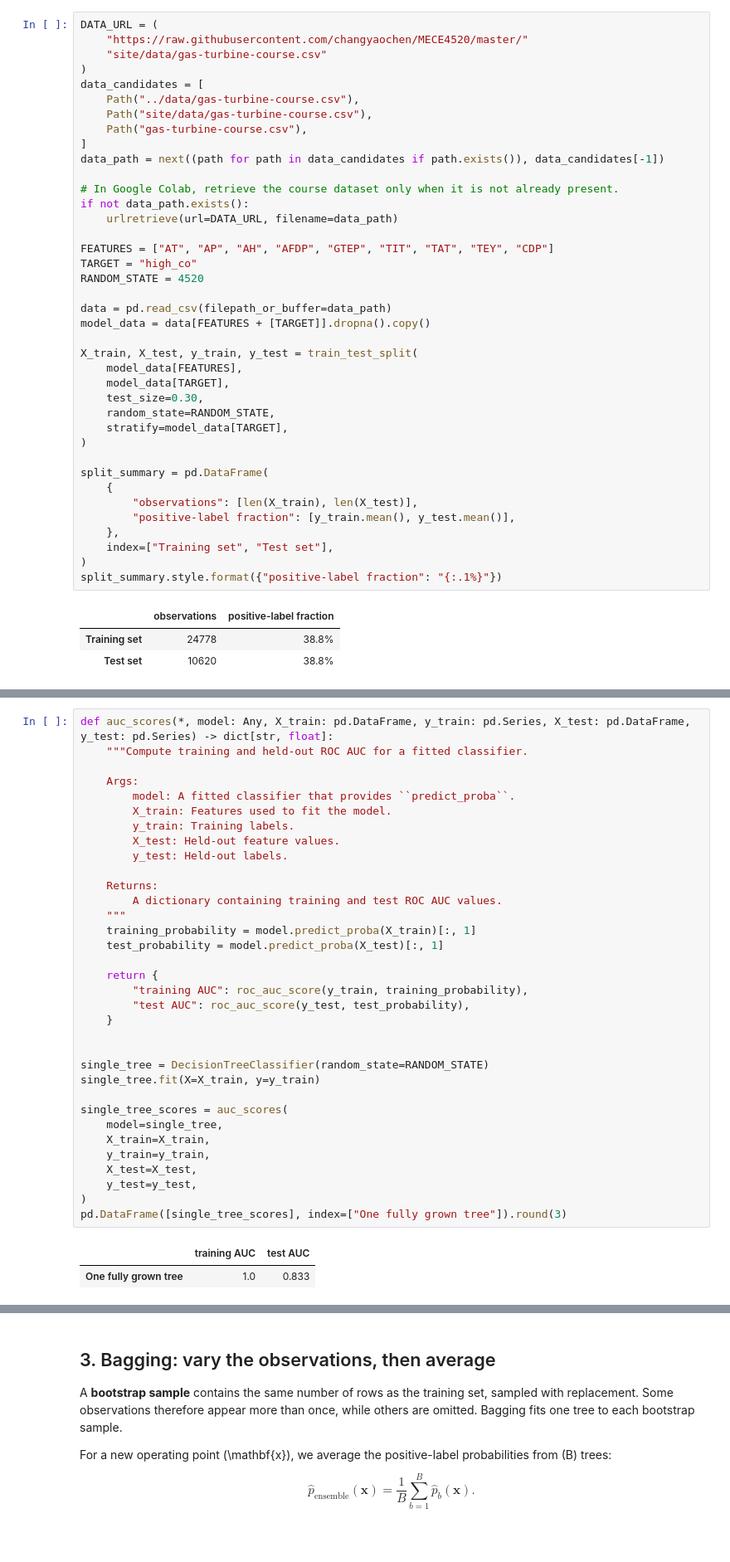
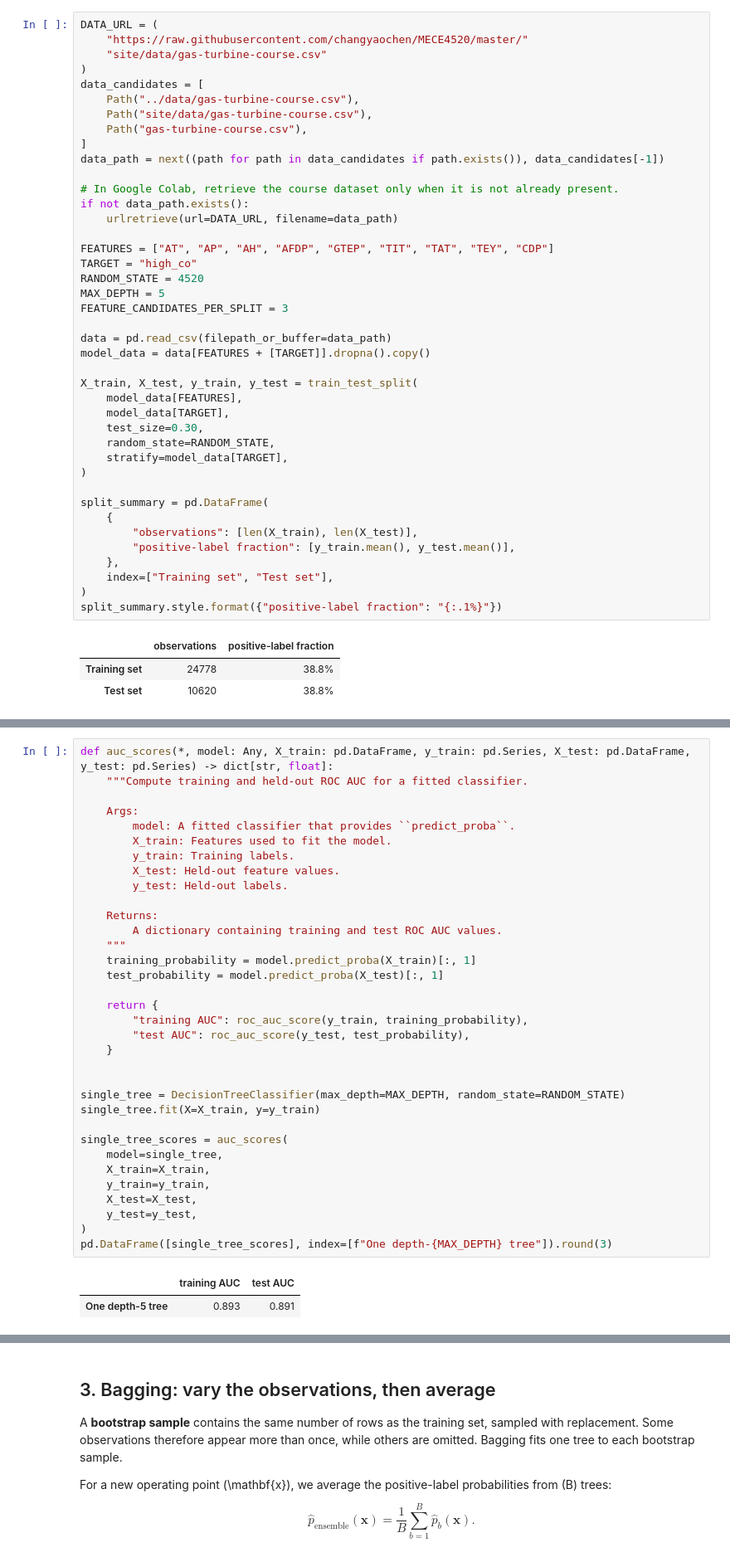
Before and after one commit to changyaochen/MECE4520, a Jupyter notebook: site/tree-based/05-random-forests.ipynb, the cells around one changed output, grey strips where cells are left out. Shown at 83% size. Cells and saved outputs as stored; diff of their text form.

```diff
--- a/site/tree-based/05-random-forests.ipynb
+++ b/site/tree-based/05-random-forests.ipynb
@@ -56,6 +56,8 @@ if not data_path.exists():
 FEATURES = ["AT", "AP", "AH", "AFDP", "GTEP", "TIT", "TAT", "TEY", "CDP"]
 TARGET = "high_co"
 RANDOM_STATE = 4520
+MAX_DEPTH = 5
+FEATURE_CANDIDATES_PER_SPLIT = 3
 
 data = pd.read_csv(filepath_or_buffer=data_path)
 model_data = data[FEATURES + [TARGET]].dropna().copy()
@@ -91,34 +93,34 @@ def auc_scores(*, model: Any, X_train: pd.DataFrame, y_train: pd.Series, X_test:
     Args:
         model: A fitted classifier that provides ``predict_proba``.
         X_train: Features used to fit the model.
         y_train: Training labels.
         X_test: Held-out feature values.
         y_test: Held-out labels.
 
     Returns:
         A dictionary containing training and test ROC AUC values.
     """
     training_probability = model.predict_proba(X_train)[:, 1]
     test_probability = model.predict_proba(X_test)[:, 1]
 
     return {
         "training AUC": roc_auc_score(y_train, training_probability),
         "test AUC": roc_auc_score(y_test, test_probability),
     }
 
 
-single_tree = DecisionTreeClassifier(random_state=RANDOM_STATE)
+single_tree = DecisionTreeClassifier(max_depth=MAX_DEPTH, random_state=RANDOM_STATE)
 single_tree.fit(X=X_train, y=y_train)
 
 single_tree_scores = auc_scores(
     model=single_tree,
     X_train=X_train,
     y_train=y_train,
     X_test=X_test,
     y_test=y_test,
 )
-pd.DataFrame([single_tree_scores], index=["One fully grown tree"]).round(3)
+pd.DataFrame([single_tree_scores], index=[f"One depth-{MAX_DEPTH} tree"]).round(3)
 # %% [output]
 |  | training AUC | test AUC |
-| One fully grown tree | 1.0 | 0.833 |
+| One depth-5 tree | 0.893 | 0.891 |
 # %% [markdown]
```
Also changed, not shown: parts of 12 cells of this notebook, 8 other files.
